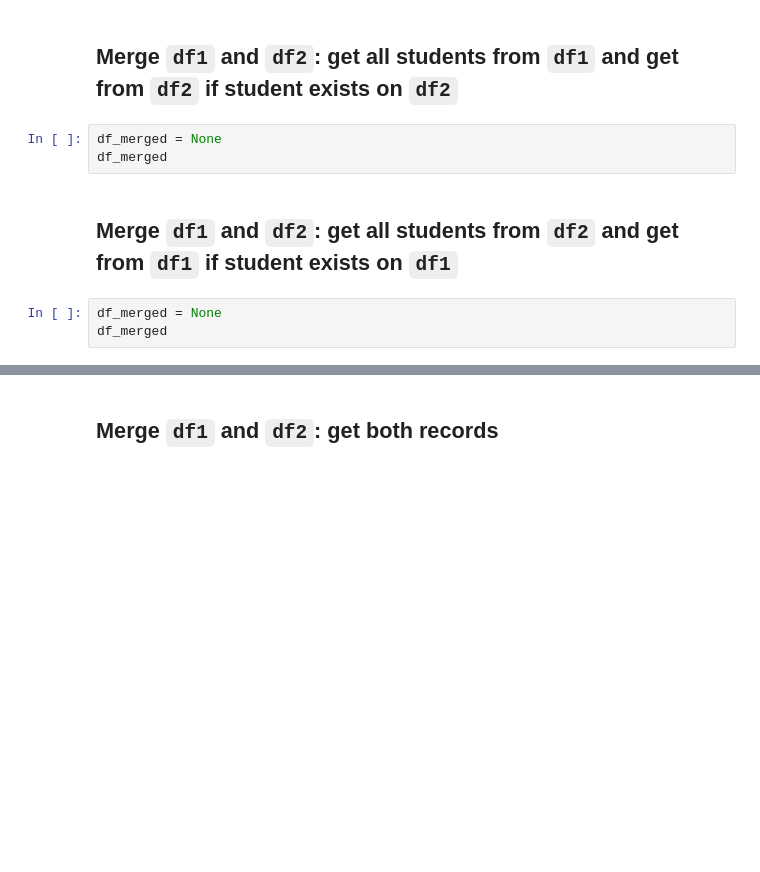
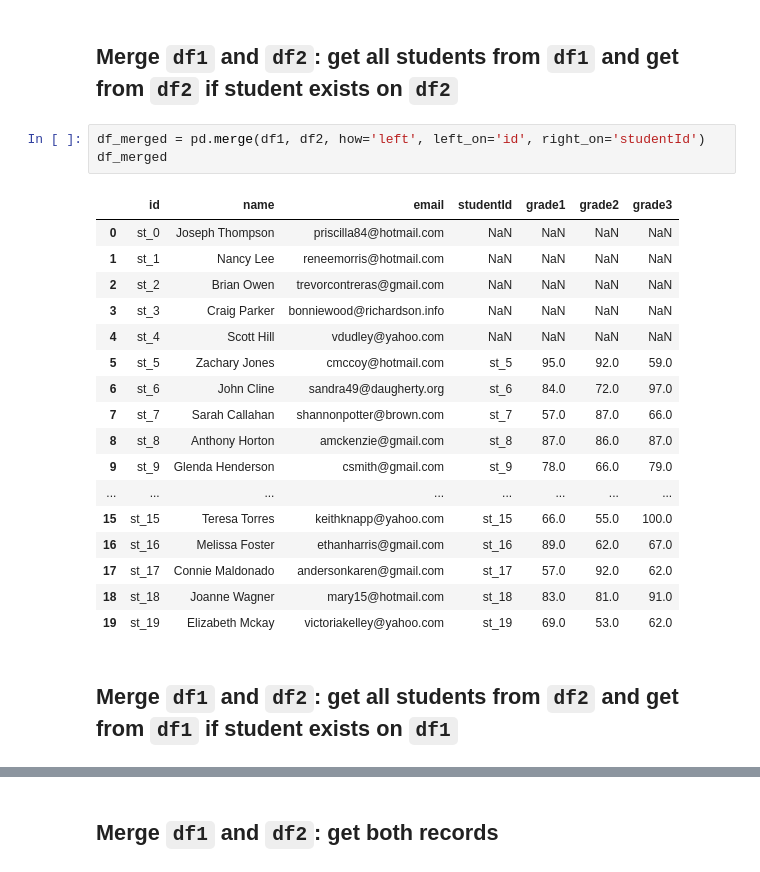
Before and after one commit to udveg/DS601_Fall21, a Jupyter notebook: Week04/labs/lab1_join_dataframes.ipynb, the cells around one changed output, grey strips where cells are left out. Cells and saved outputs as stored; diff of their text form; blank space fills up the shorter version.

```diff
--- a/Week04/labs/lab1_join_dataframes.ipynb
+++ b/Week04/labs/lab1_join_dataframes.ipynb
@@ -35,10 +94,25 @@ df_merged
 # %% [markdown]
 ## Merge `df1` and `df2`: get all students from `df1` and get from `df2` if student exists on `df2`
-# %%
-df_merged = None
-df_merged
+# %%
+df_merged = pd.merge(df1, df2, how='left', left_on='id', right_on='studentId')
+df_merged
+# %% [output]
+|  | id | name | email | studentId | grade1 | grade2 | grade3 |
+| 0 | st_0 | Joseph Thompson | priscilla84@hotmail.com | NaN | NaN | NaN | NaN |
+| 1 | st_1 | Nancy Lee | reneemorris@hotmail.com | NaN | NaN | NaN | NaN |
+| 2 | st_2 | Brian Owen | trevorcontreras@gmail.com | NaN | NaN | NaN | NaN |
+| 3 | st_3 | Craig Parker | bonniewood@richardson.info | NaN | NaN | NaN | NaN |
+| 4 | st_4 | Scott Hill | vdudley@yahoo.com | NaN | NaN | NaN | NaN |
+| 5 | st_5 | Zachary Jones | cmccoy@hotmail.com | st_5 | 95.0 | 92.0 | 59.0 |
+| 6 | st_6 | John Cline | sandra49@daugherty.org | st_6 | 84.0 | 72.0 | 97.0 |
+| 7 | st_7 | Sarah Callahan | shannonpotter@brown.com | st_7 | 57.0 | 87.0 | 66.0 |
+| 8 | st_8 | Anthony Horton | amckenzie@gmail.com | st_8 | 87.0 | 86.0 | 87.0 |
+| 9 | st_9 | Glenda Henderson | csmith@gmail.com | st_9 | 78.0 | 66.0 | 79.0 |
+| ... | ... | ... | ... | ... | ... | ... | ... |
+| 15 | st_15 | Teresa Torres | keithknapp@yahoo.com | st_15 | 66.0 | 55.0 | 100.0 |
+| 16 | st_16 | Melissa Foster | ethanharris@gmail.com | st_16 | 89.0 | 62.0 | 67.0 |
+| 17 | st_17 | Connie Maldonado | andersonkaren@gmail.com | st_17 | 57.0 | 92.0 | 62.0 |
+| 18 | st_18 | Joanne Wagner | mary15@hotmail.com | st_18 | 83.0 | 81.0 | 91.0 |
+| 19 | st_19 | Elizabeth Mckay | victoriakelley@yahoo.com | st_19 | 69.0 | 53.0 | 62.0 |
 # %% [markdown]
 ## Merge `df1` and `df2`: get all students from `df2` and get from `df1` if student exists on `df1`
-# %%
-df_merged = None
-df_merged
```
Also changed, not shown: parts of 8 cells of this notebook, 3 other files.
